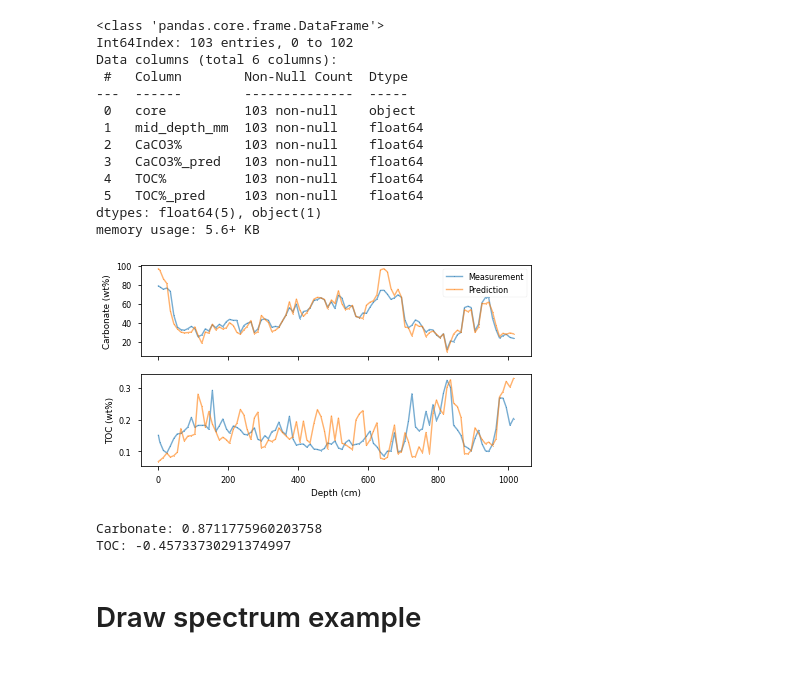
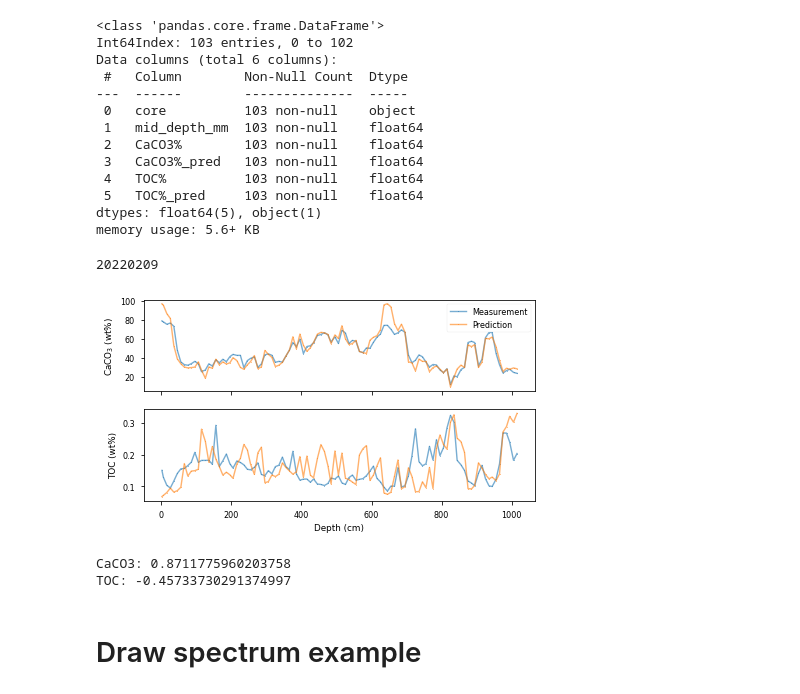
Before and after one commit to dispink/CaCO3_NWP, a Jupyter notebook: plot_for_paper_02.ipynb, the cells around one changed output. Cells and saved outputs as stored; diff of their text form; code cells hidden in the pictures.

```diff
--- a/plot_for_paper_02.ipynb
+++ b/plot_for_paper_02.ipynb
@@ -287,29 +295,31 @@ memory usage: 5.6+ KB
 # %%
 fig, axes = plt.subplots(2, 1,figsize=(7, 3.7), sharex='col')
 for measurement, ax in zip(['CaCO3%', 'TOC%'], axes):
     y = y_df.loc[:, measurement].dropna()
     y_pred = y_df.loc[:, '{}_pred'.format(measurement)].dropna()
 
     ax.plot(y_df.loc[:, 'mid_depth_mm']*0.1, y,
              marker='o', ms=1, alpha=0.6, label='Measurement')
     ax.plot(y_df.loc[:, 'mid_depth_mm']*0.1, y_pred,
              marker='o', ms=1, alpha=0.6, label='Prediction')
     if measurement == 'CaCO3%':
-        ax.set_ylabel('Carbonate (wt%)')
+        ax.set_ylabel('CaCO$_3$ (wt%)')
     else:
         ax.set_ylabel('TOC (wt%)')
 axes[1].set_xlabel('Depth (cm)')
 axes[0].legend(loc='upper right')
 plt.savefig('results/PS75-056-1_performances_{}.png'.format(date))
+print(date)
 # %% [output]
+20220209
-[figure, old version]
+[figure, new version]
 # %%
 # just curious if the logritm can make R2 beter look...
 from sklearn.metrics import r2_score
-print('Carbonate: {}'.format(r2_score(y_true=np.log(y_df['CaCO3%']), y_pred=np.log(y_df['CaCO3%_pred']))))
+print('CaCO3: {}'.format(r2_score(y_true=np.log(y_df['CaCO3%']), y_pred=np.log(y_df['CaCO3%_pred']))))
 print('TOC: {}'.format(r2_score(y_true=np.log(y_df['TOC%']), y_pred=np.log(y_df['TOC%_pred']))))
 # %% [output]
-Carbonate: 0.8711775960203758
+CaCO3: 0.8711775960203758
 TOC: -0.45733730291374997
 # %% [markdown]
 # Draw spectrum example
```
Also changed, not shown: parts of 4 cells of this notebook.
